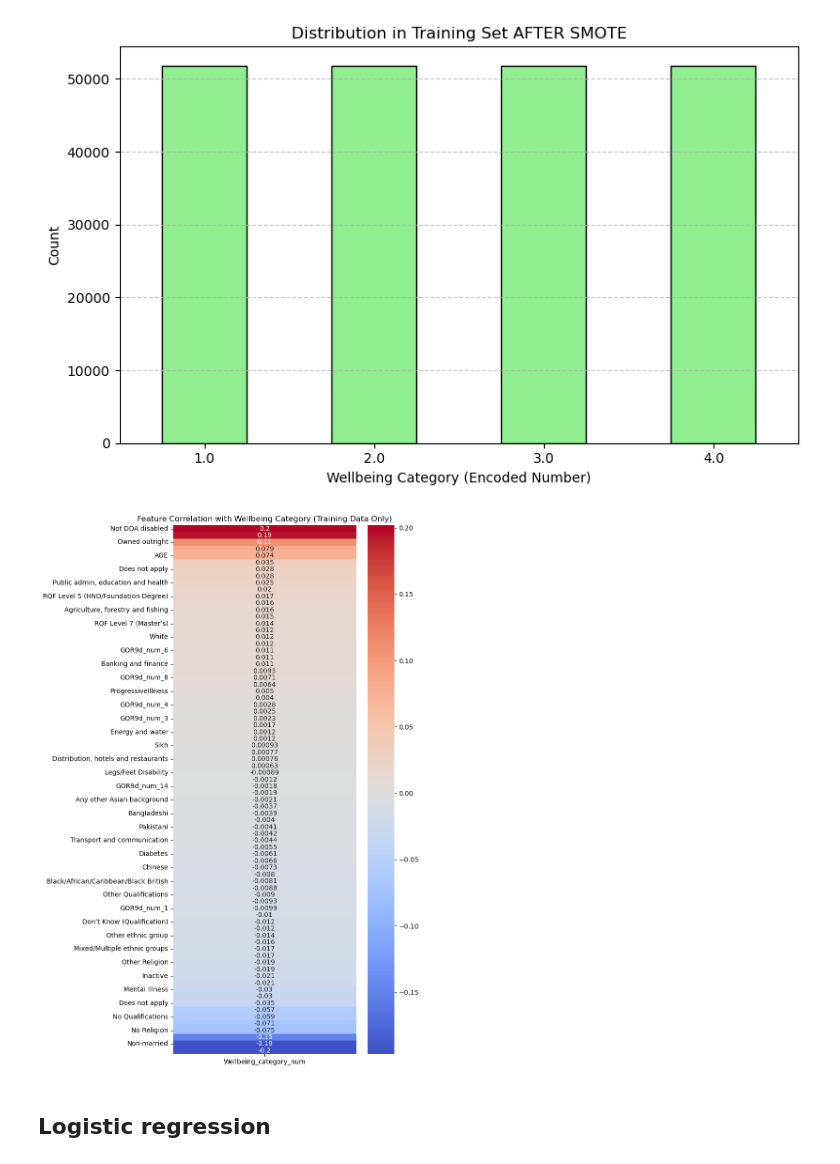
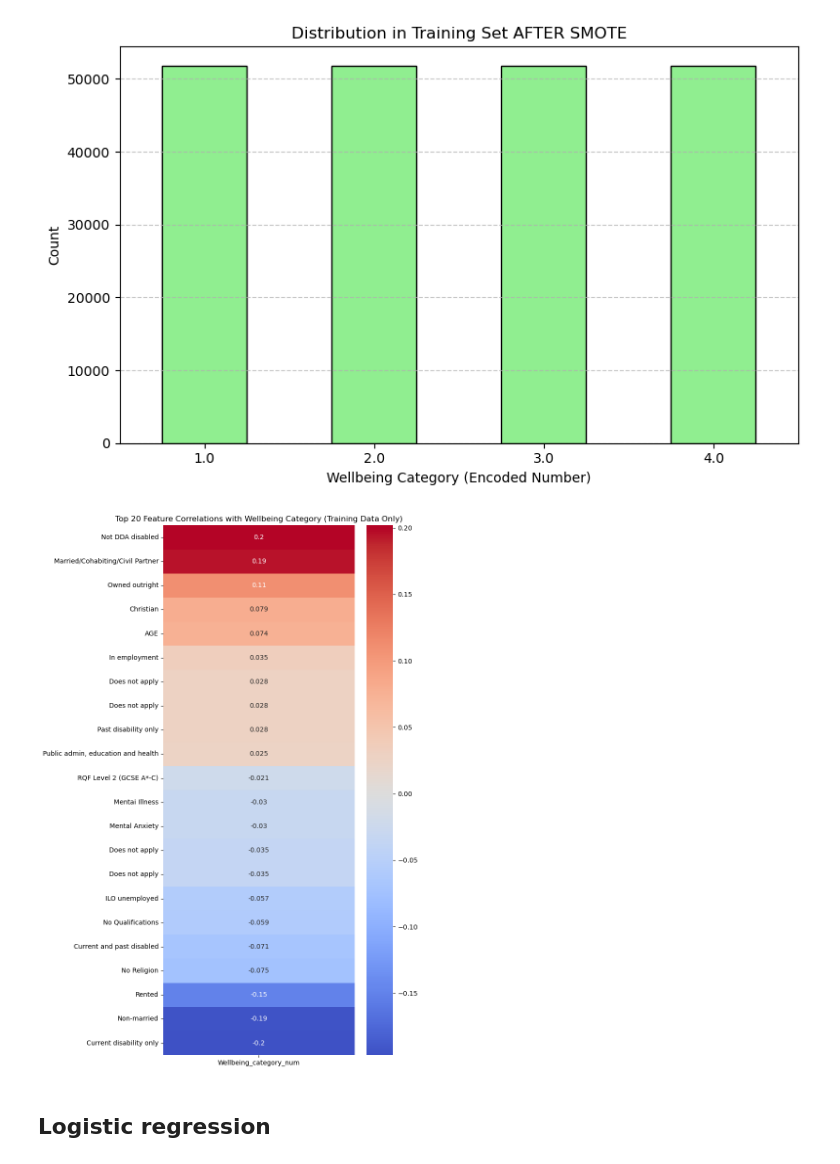
Before and after one commit to maxemporor/MSc-project, a Jupyter notebook: MSc.ipynb, the cells around one changed output. Drawn from its saved outputs; the diff is of its cells as text; code cells hidden in the pictures.

```diff
--- a/MSc.ipynb
+++ b/MSc.ipynb
@@ -538,34 +536,41 @@ Name: count, dtype: int64
 # %%
 import matplotlib.pyplot as plt
 import seaborn as sns
 
 # Create a copy of the original training features
 X_corr = X_train.copy()
 
 # Add the original (pre-SMOTE) target variable to the DataFrame
 X_corr['Wellbeing_category_num'] = y_train
 
 # Compute correlation matrix (only numeric features)
 corr_matrix = X_corr.corr(numeric_only=True)
 
 # Get correlation of each feature with the target
 target_corr = corr_matrix[['Wellbeing_category_num']].drop('Wellbeing_category_num')
 
 # Apply readable labels to features (fallback to original if not found)
 target_corr.index = target_corr.index.map(lambda x: feature_labels.get(x, x))
 
+# Select top 20 features by absolute correlation
+top20 = target_corr['Wellbeing_category_num'].abs().sort_values(ascending=False).head(20).index
+target_corr_top20 = target_corr.loc[top20]
+
+# Sort actual correlation values for display
+target_corr_top20 = target_corr_top20.sort_values(by='Wellbeing_category_num', ascending=False)
+
 # Plot heatmap
 plt.figure(figsize=(8, 12))
 sns.heatmap(
-    target_corr.sort_values(by='Wellbeing_category_num', ascending=False),
+    target_corr_top20,
     annot=True,
     cmap='coolwarm',
     center=0
 )
-plt.title("Feature Correlation with Wellbeing Category (Training Data Only)")
+plt.title("Top 20 Feature Correlations with Wellbeing Category (Training Data Only)")
 plt.tight_layout()
 plt.show()
 # %% [output]
-[figure, old version]
+[figure, new version]
 # %% [markdown]
 ## **Logistic regression**
```
Also changed, not shown: parts of 3 cells of this notebook.
